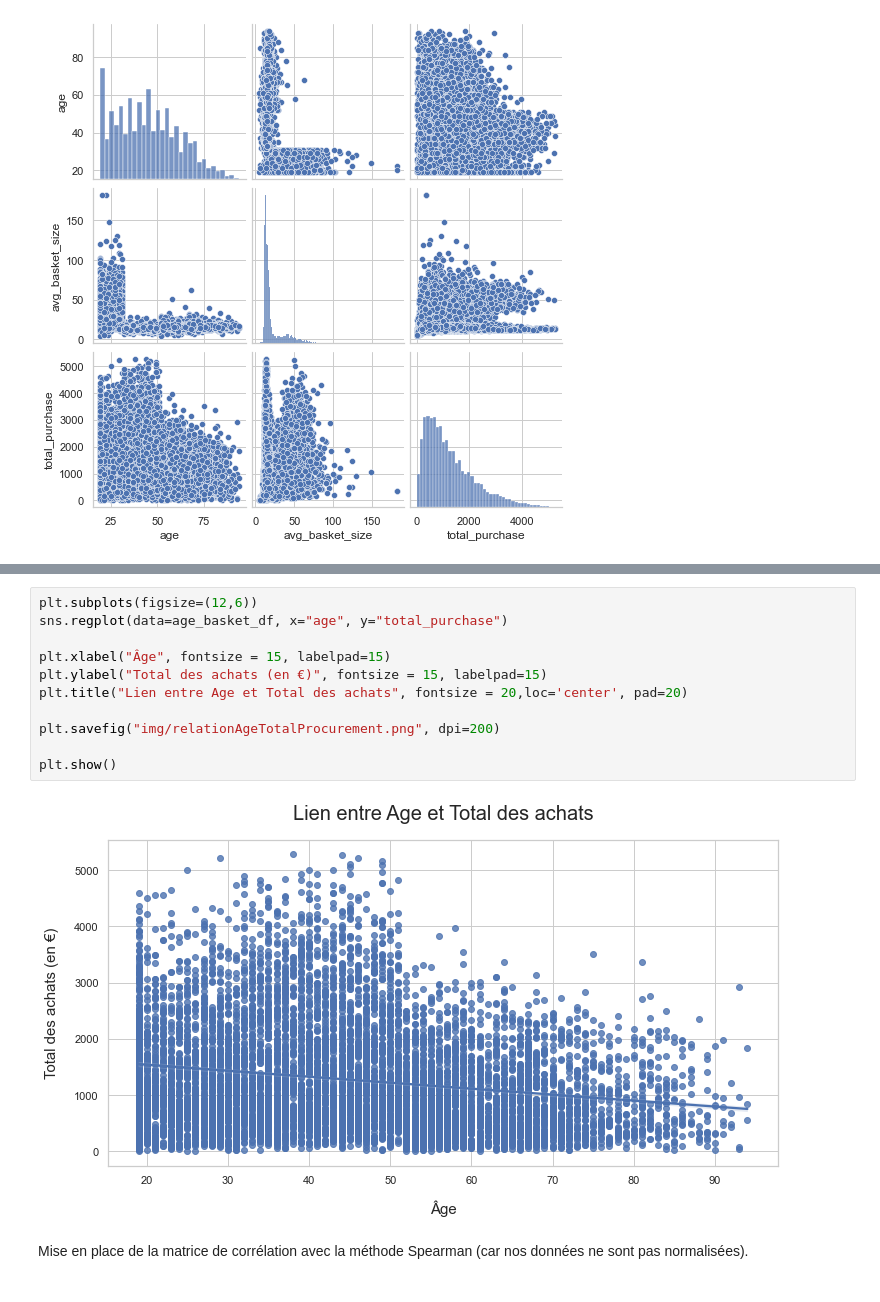
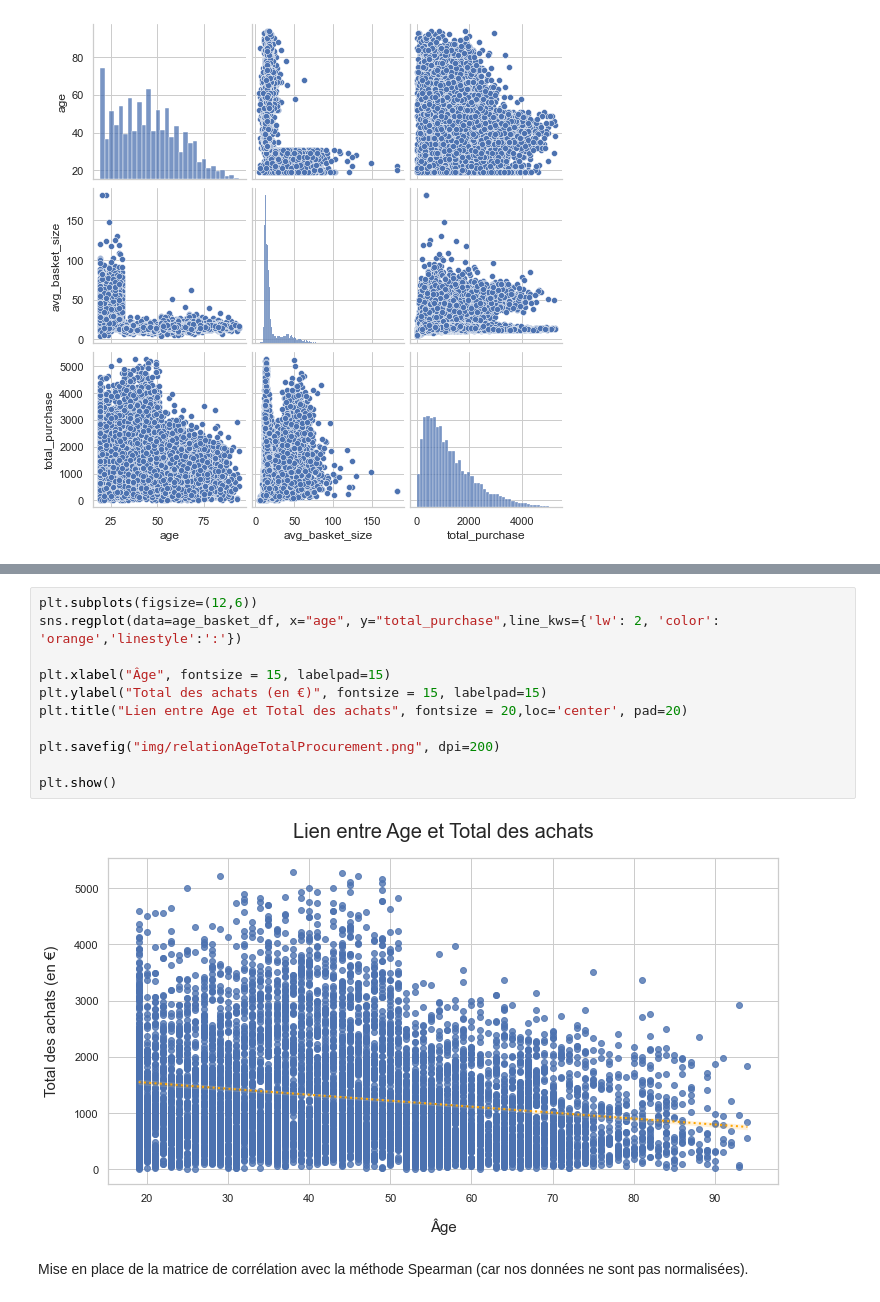
Before and after one commit to dumbor/P6---Analyse-de-ventes, a Jupyter notebook: Analysez les ventes d'une librairie.ipynb, the cells around one changed output, grey strips where cells are left out. Drawn from its saved outputs; the diff is of its cells as text.

```diff
--- a/Analysez les ventes d'une librairie.ipynb
+++ b/Analysez les ventes d'une librairie.ipynb
@@ -1750,16 +1750,16 @@ plt.show()
 # %%
 plt.subplots(figsize=(12,6))
-sns.regplot(data=age_basket_df, x="age", y="total_purchase")
+sns.regplot(data=age_basket_df, x="age", y="total_purchase",line_kws={'lw': 2, 'color': 'orange','linestyle':':'})
 
 plt.xlabel("Âge", fontsize = 15, labelpad=15)
 plt.ylabel("Total des achats (en €)", fontsize = 15, labelpad=15)
 plt.title("Lien entre Age et Total des achats", fontsize = 20,loc='center', pad=20)
 
 plt.savefig("img/relationAgeTotalProcurement.png", dpi=200)
 
 plt.show()
 # %% [output]
-[figure, old version]
+[figure, new version]
 # %% [markdown]
 Mise en place de la matrice de corrélation avec la méthode Spearman (car nos données ne sont pas normalisées).
 # %%
```
Also changed, not shown: parts of 6 cells of this notebook.
